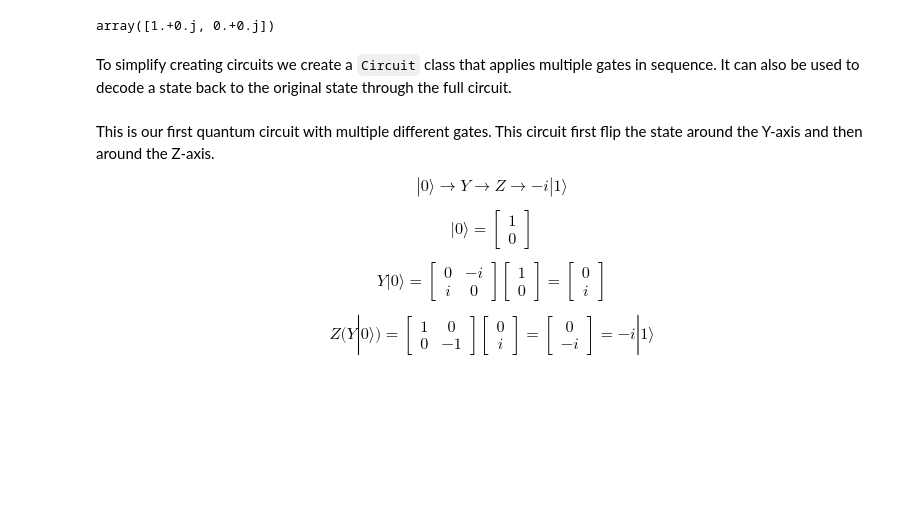
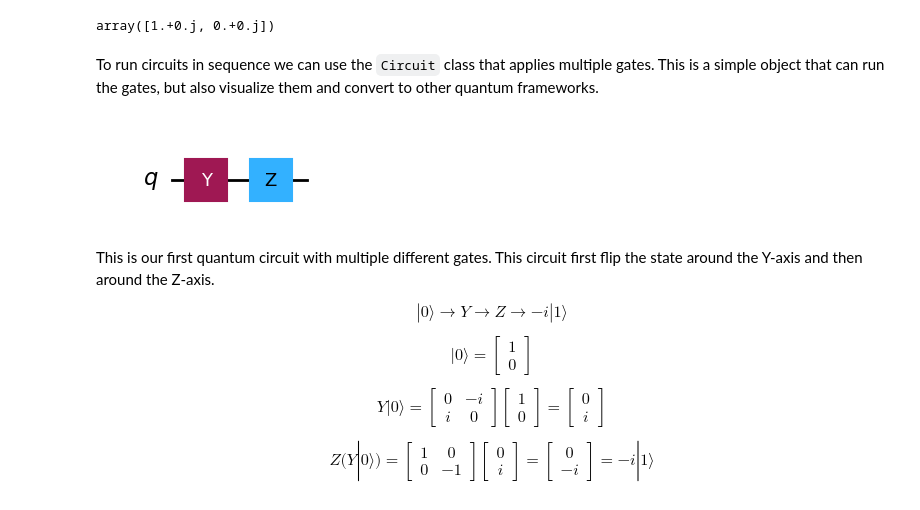
Before and after one commit to CarloLepelaars/q4p, a Jupyter notebook: nbs/02-gates.ipynb, the cells around one changed output. Drawn from its saved outputs; the diff is of its cells as text; code cells hidden in the pictures; blank space fills up the shorter version.

```diff
--- a/nbs/02-gates.ipynb
+++ b/nbs/02-gates.ipynb
@@ -189,22 +185,5 @@ class BaseGate(np.ndarray):
 # %% [markdown]
 This allow us to conveniently create gates and use them as blocks to build a circuit.
-# %%
-class X(BaseGate):
-    def __new__(cls):
-        return super().__new__(cls, np.array([[0, 1],
-                                              [1, 0]], dtype=complex))
-
-
-class Y(BaseGate):
-    def __new__(cls):
-        return super().__new__(cls, np.array([[0, -1j],
-                                              [1j, 0]], dtype=complex))
-
-
-class Z(BaseGate):
-    def __new__(cls):
-        return super().__new__(cls, np.array([[1, 0],
-                                              [0, -1]], dtype=complex))
 # %%
 x_gate, y_gate, z_gate = X(), Y(), Z()
 x_gate(zero_state)
@@ -214,25 +193,14 @@ array([0.+0.j, 1.+0.j])
 x_gate.decodes(x_gate(zero_state))
 # %% [output]
 array([1.+0.j, 0.+0.j])
-# %% [markdown]
-To simplify creating circuits we create a `Circuit` class that applies multiple gates in sequence. It can also be used to decode a state back to the original state through the full circuit.
-# %%
-class Circuit(list):
-    """Combine multiple gates in sequence."""
-
-    def encodes(self, x):
-        for gate in self:
-            x = gate.encodes(x)
-        return x
-
-    def decodes(self, x):
-        for gate in reversed(self):
-            x = gate.decodes(x)
-        return x
-
-    def __call__(self, x): return self.encodes(x)
+# %% [markdown]
+To run circuits in sequence we can use the `Circuit` class that applies multiple gates. This is a simple object that can run the gates, but also visualize them and convert to other quantum frameworks.
 # %%
 pipe = Circuit([y_gate, z_gate])
+# %%
+pipe.draw(output="mpl")
+# %% [output]
+[figure, added]
 # %% [markdown]
 This is our first quantum circuit with multiple different gates. This circuit first flip the state around the Y-axis and then around the Z-axis.
 
```
Also changed, not shown: parts of 47 cells of this notebook, 3 other files.
